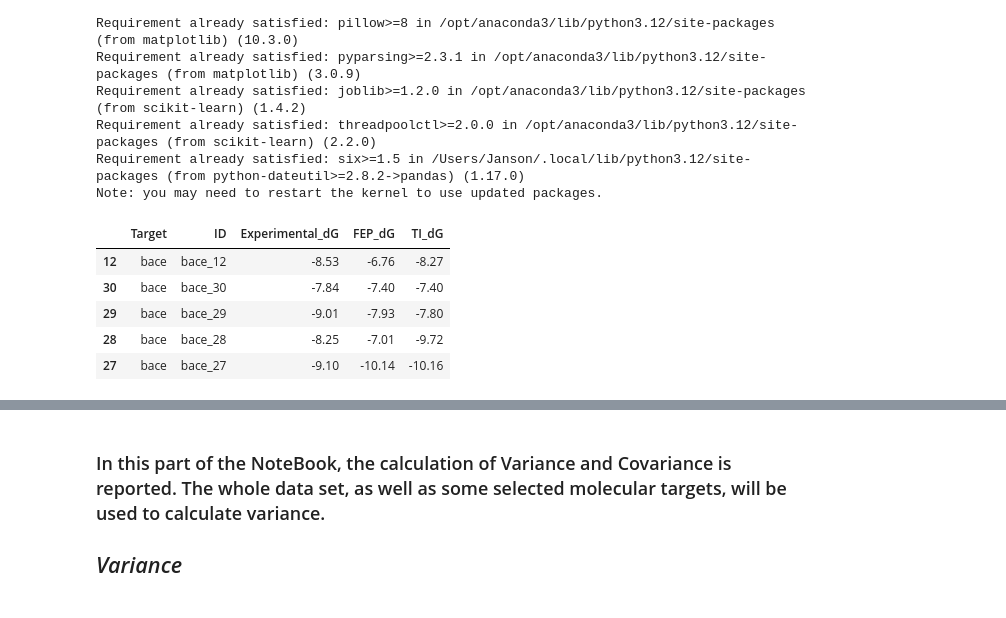
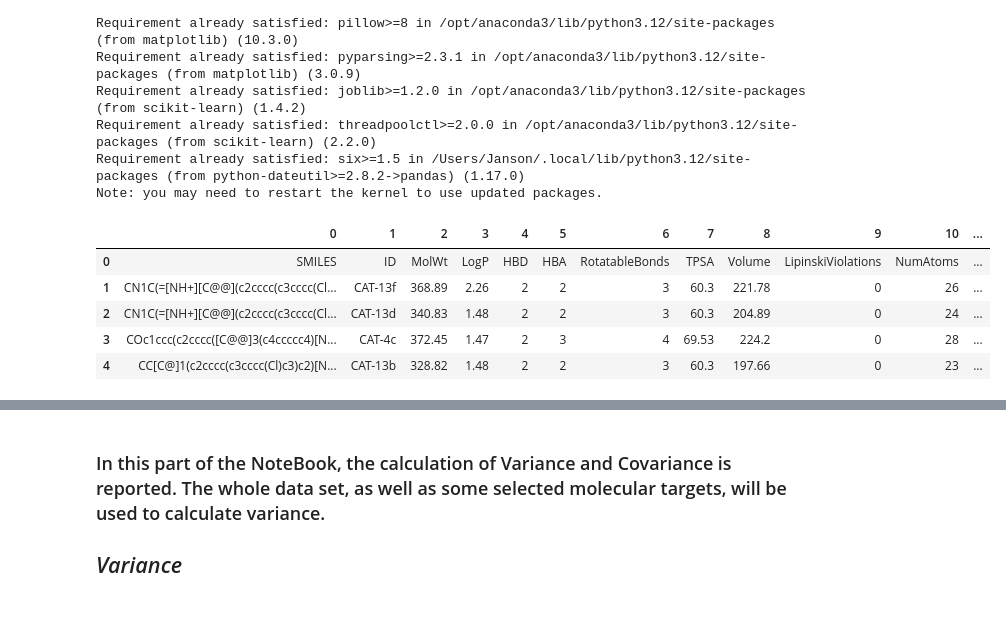
Before and after one commit to Jans-AIML/AML-1213-Term-Project, a Jupyter notebook: Term_project_co-Variance_JAM.ipynb, the cells around one changed output, grey strips where cells are left out. Saved outputs shown, nothing was run; the diff lists cells and outputs as text; code cells hidden in the pictures.

```diff
--- a/Term_project_co-Variance_JAM.ipynb
+++ b/Term_project_co-Variance_JAM.ipynb
@@ -43,3 +40,6 @@ df_dict = pd.read_excel(xls_name,sheet_name=None,header=None)
+# %%
+csv_name = "updated_data2.csv"
+df_dict = pd.read_csv(csv_name, header=None)
 # %%
 def get_data_from_sheet(df_dict, sheet_name, col_names):
     df = df_dict[sheet_name]
@@ -65,9 +57,9 @@ big_df.sort_values("Target",inplace=True)
 # %%
-big_df.head()
+df_dict.head()
 # %% [output]
-|  | Target | ID | Experimental_dG | FEP_dG | TI_dG |
-| 12 | bace | bace_12 | -8.53 | -6.76 | -8.27 |
-| 30 | bace | bace_30 | -7.84 | -7.40 | -7.40 |
-| 29 | bace | bace_29 | -9.01 | -7.93 | -7.80 |
-| 28 | bace | bace_28 | -8.25 | -7.01 | -9.72 |
-| 27 | bace | bace_27 | -9.10 | -10.14 | -10.16 |
+|  | 0 | 1 | 2 | 3 | 4 | 5 | 6 | 7 | 8 | 9 | 10 | ... |
+| 0 | SMILES | ID | MolWt | LogP | HBD | HBA | RotatableBonds | TPSA | Volume | LipinskiViolations | NumAtoms | ... |
+| 1 | CN1C(=[NH+][C@@](c2cccc(c3cccc(Cl... | CAT-13f | 368.89 | 2.26 | 2 | 2 | 3 | 60.3 | 221.78 | 0 | 26 | ... |
+| 2 | CN1C(=[NH+][C@@](c2cccc(c3cccc(Cl... | CAT-13d | 340.83 | 1.48 | 2 | 2 | 3 | 60.3 | 204.89 | 0 | 24 | ... |
+| 3 | COc1ccc(c2cccc([C@@]3(c4ccccc4)[N... | CAT-4c | 372.45 | 1.47 | 2 | 3 | 4 | 69.53 | 224.2 | 0 | 28 | ... |
+| 4 | CC[C@]1(c2cccc(c3cccc(Cl)c3)c2)[N... | CAT-13b | 328.82 | 1.48 | 2 | 2 | 3 | 60.3 | 197.66 | 0 | 23 | ... |
```
Also changed, not shown: parts of 49 cells of this notebook.
